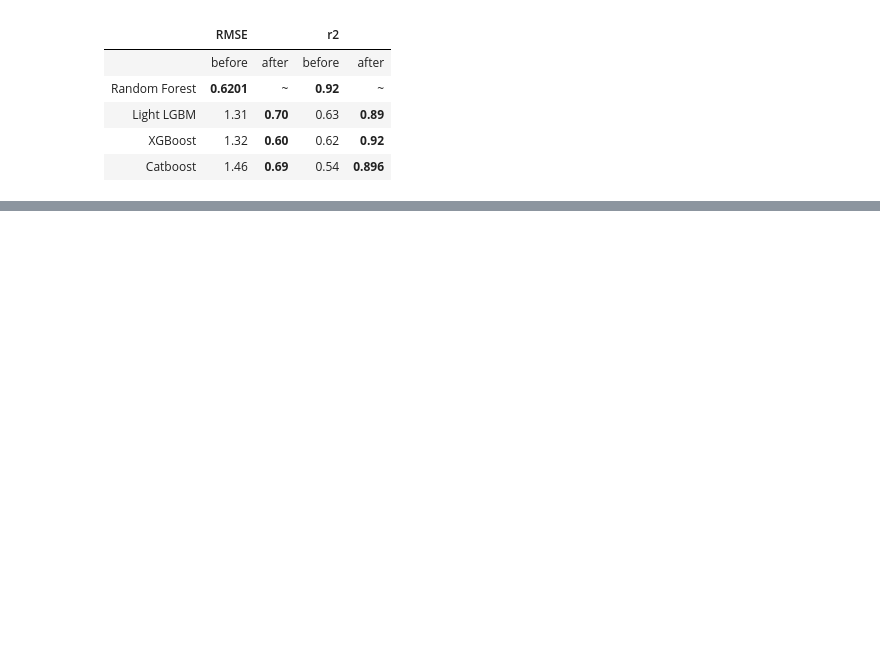
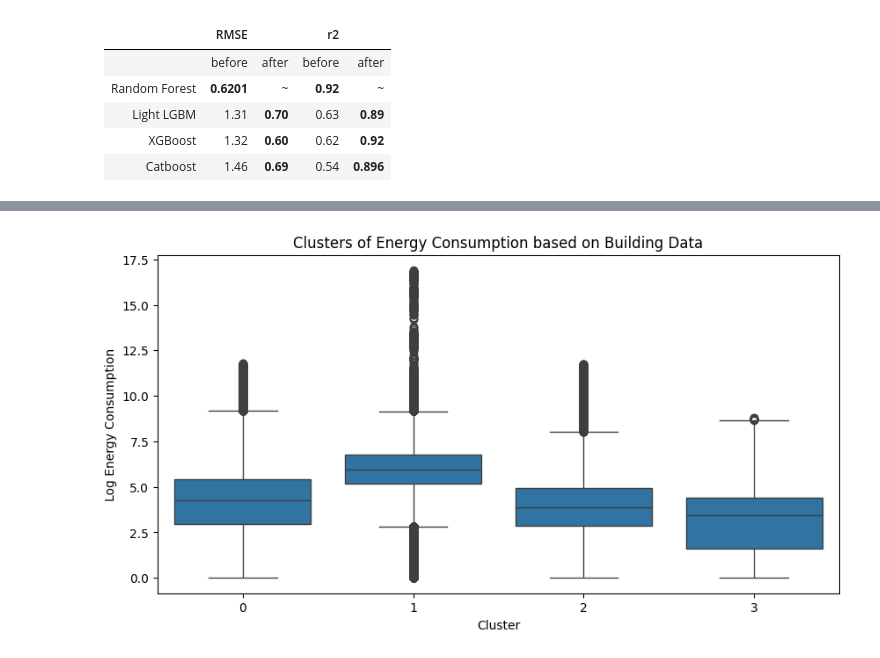
Before and after one commit to Noemiemz/Explainability-AI, a Jupyter notebook: EnergyConsumption_Main.ipynb, the cells around one changed output, grey strips where cells are left out. Cells and saved outputs as stored; diff of their text form; code cells hidden in the pictures; blank space fills up the shorter version.

```diff
--- a/EnergyConsumption_Noemie.ipynb
+++ b/EnergyConsumption_Main.ipynb
@@ -1186,0 +1256,27 @@ CatBoost R2 Score: 0.8962520681123156
+# %%
+building_features = ['meter_reading_log','square_feet', 'year_built', 'primary_use', 'building_id']
+
+# Preprocessing the features
+building_preprocessor = ColumnTransformer(
+    transformers=[
+        ('num', StandardScaler(), ['meter_reading_log','square_feet', 'year_built']),  # Scale numerical features
+        ('cat', OrdinalEncoder(), ['primary_use'])   # Encode categorical features
+    ]
+)
+
+# Apply the preprocessing to the data
+X_building = building_preprocessor.fit_transform(subset_df[building_features])
+
+# Apply KMeans to find clusters
+kmeans_building = KMeans(n_clusters=4, random_state=42, n_init=10)
+subset_df['cluster'] = kmeans_building.fit_predict(X_building)
+
+# Visualize clusters by energy consumption patterns
+plt.figure(figsize=(10, 5))
+sns.boxplot(x=subset_df['cluster'], y=subset_df['meter_reading_log'])
+plt.xlabel('Cluster')
+plt.ylabel('Log Energy Consumption')
+plt.title('Clusters of Energy Consumption based on Building Data')
+plt.show()
+# %% [output]
+[figure, added]
```
Also changed, not shown: parts of 28 cells of this notebook.
